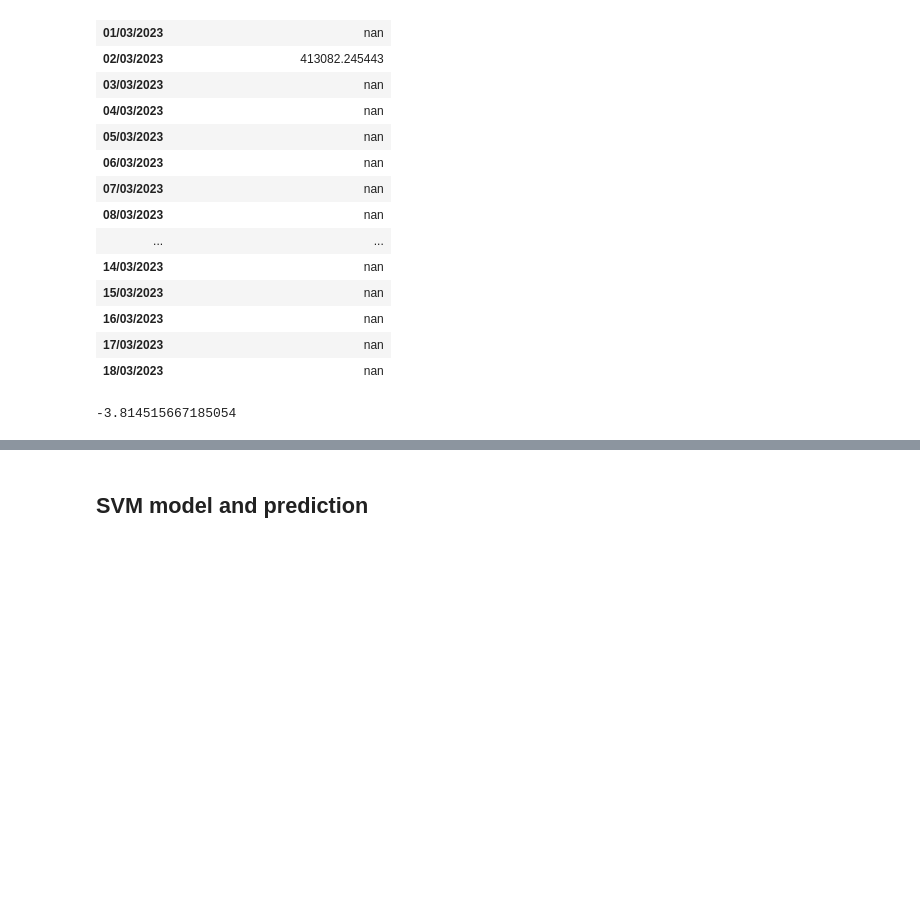
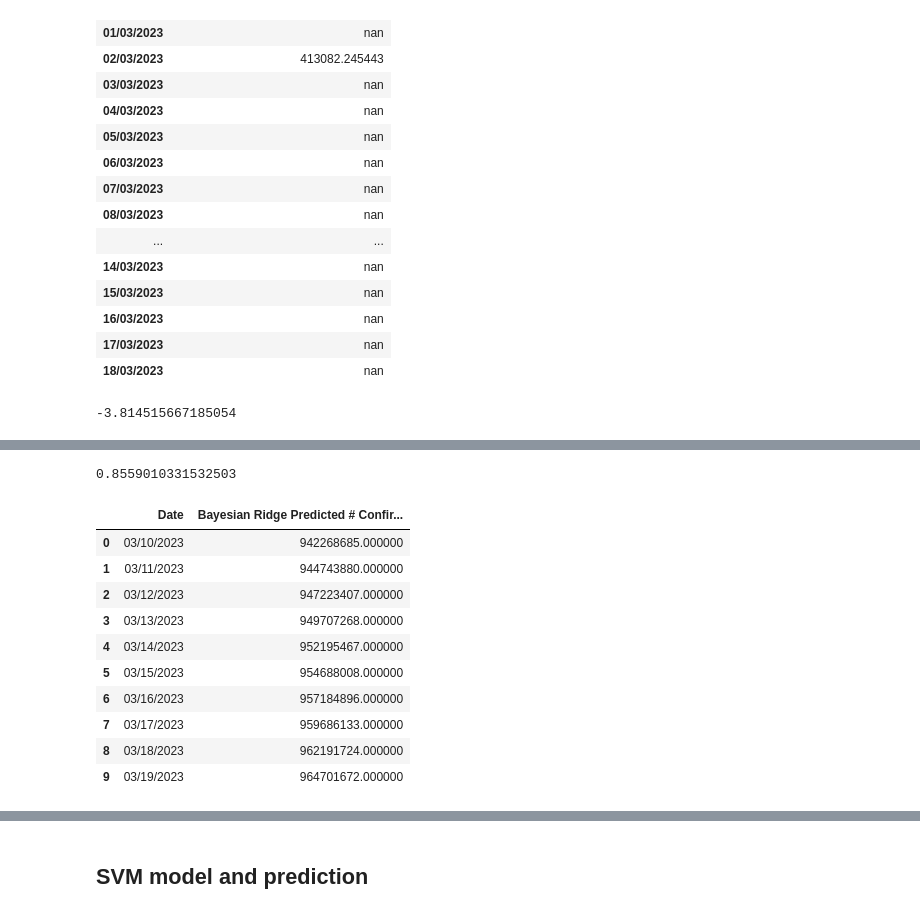
Before and after one commit to wrwilliam/My-machine-learning-project, a Jupyter notebook: WR_COVID_19_pre_RamCourse.ipynb, the cells around one changed output, grey strips where cells are left out. Saved outputs shown, nothing was run; the diff lists cells and outputs as text; code cells hidden in the pictures; blank space fills up the shorter version.

```diff
--- a/WR_COVID_19_pre_RamCourse.ipynb
+++ b/WR_COVID_19_pre_RamCourse.ipynb
@@ -801,0 +819,27 @@ r2_score(arima_test,arima_pred)
+# %%
+# slightly modify the data to fit the model better (regression models cannot pick the pattern)
+days_to_skip = 790
+X_train_confirmed, X_test_confirmed, y_train_confirmed, y_test_confirmed = train_test_split(days_since[days_to_skip:], world_cases[days_to_skip:], test_size=0.08, shuffle=False)
+# %%
+# transform our data for further regression
+bayesian_poly = PolynomialFeatures(degree=3)
+bayesian_poly_X_train_confirmed = bayesian_poly.fit_transform(X_train_confirmed)
+bayesian_poly_X_test_confirmed = bayesian_poly.fit_transform(X_test_confirmed)
+bayesian_poly_future_forcast = bayesian_poly.fit_transform(future_forcast)
+# %%
+# bayesian ridge regression modeling
+tol = [1e-6, 1e-5, 1e-4, 1e-3, 1e-2]
+alpha_1 = [1e-7, 1e-6, 1e-5, 1e-4, 1e-3]
+alpha_2 = [1e-7, 1e-6, 1e-5, 1e-4, 1e-3]
+lambda_1 = [1e-7, 1e-6, 1e-5, 1e-4, 1e-3]
+lambda_2 = [1e-7, 1e-6, 1e-5, 1e-4, 1e-3]
+normalize = [True, False]
+
+bayesian_grid = {'tol': tol, 'alpha_1': alpha_1, 'alpha_2' : alpha_2,
+                 'lambda_1': lambda_1, 'lambda_2' : lambda_2,
+                }
+
+bayesian = BayesianRidge(fit_intercept=False)
+bayesian_search = RandomizedSearchCV(bayesian, bayesian_grid, scoring='neg_mean_squared_error',
+                    cv=3, return_train_score=True, n_jobs=-1, n_iter=40, verbose=1)
+bayesian_search.fit(bayesian_poly_X_train_confirmed, y_train_confirmed)
@@ -801,0 +870,6 @@ r2_score(arima_test,arima_pred)
+# %%
+bayesian_confirmed = bayesian_search.best_estimator_
+test_bayesian_pred = bayesian_confirmed.predict(bayesian_poly_X_test_confirmed)
+bayesian_pred = bayesian_confirmed.predict(bayesian_poly_future_forcast)
+print('MAE:', mean_absolute_error(test_bayesian_pred, y_test_confirmed))
+print('MSE:',mean_squared_error(test_bayesian_pred, y_test_confirmed))
@@ -801,0 +890,22 @@ r2_score(arima_test,arima_pred)
+# %%
+# r^2 calculation
+from sklearn.metrics import r2_score
+r2_score(world_cases, bayesian_pred[:-10])
+# %% [output]
+0.8559010331532503
+# %%
+# Future predictions using Bayesian Ridge
+bayesian_df = pd.DataFrame({'Date': future_forcast_dates[-10:], 'Bayesian Ridge Predicted # Confirmed Globally': np.round(bayesian_pred[-10:])})
+bayesian_df.style.background_gradient(cmap='Reds')
+# %% [output]
+|  | Date | Bayesian Ridge Predicted # Confir... |
+| 0 | 03/10/2023 | 942268685.000000 |
+| 1 | 03/11/2023 | 944743880.000000 |
+| 2 | 03/12/2023 | 947223407.000000 |
+| 3 | 03/13/2023 | 949707268.000000 |
+| 4 | 03/14/2023 | 952195467.000000 |
+| 5 | 03/15/2023 | 954688008.000000 |
+| 6 | 03/16/2023 | 957184896.000000 |
+| 7 | 03/17/2023 | 959686133.000000 |
+| 8 | 03/18/2023 | 962191724.000000 |
+| 9 | 03/19/2023 | 964701672.000000 |
```
Also changed, not shown: parts of 42 cells of this notebook.
